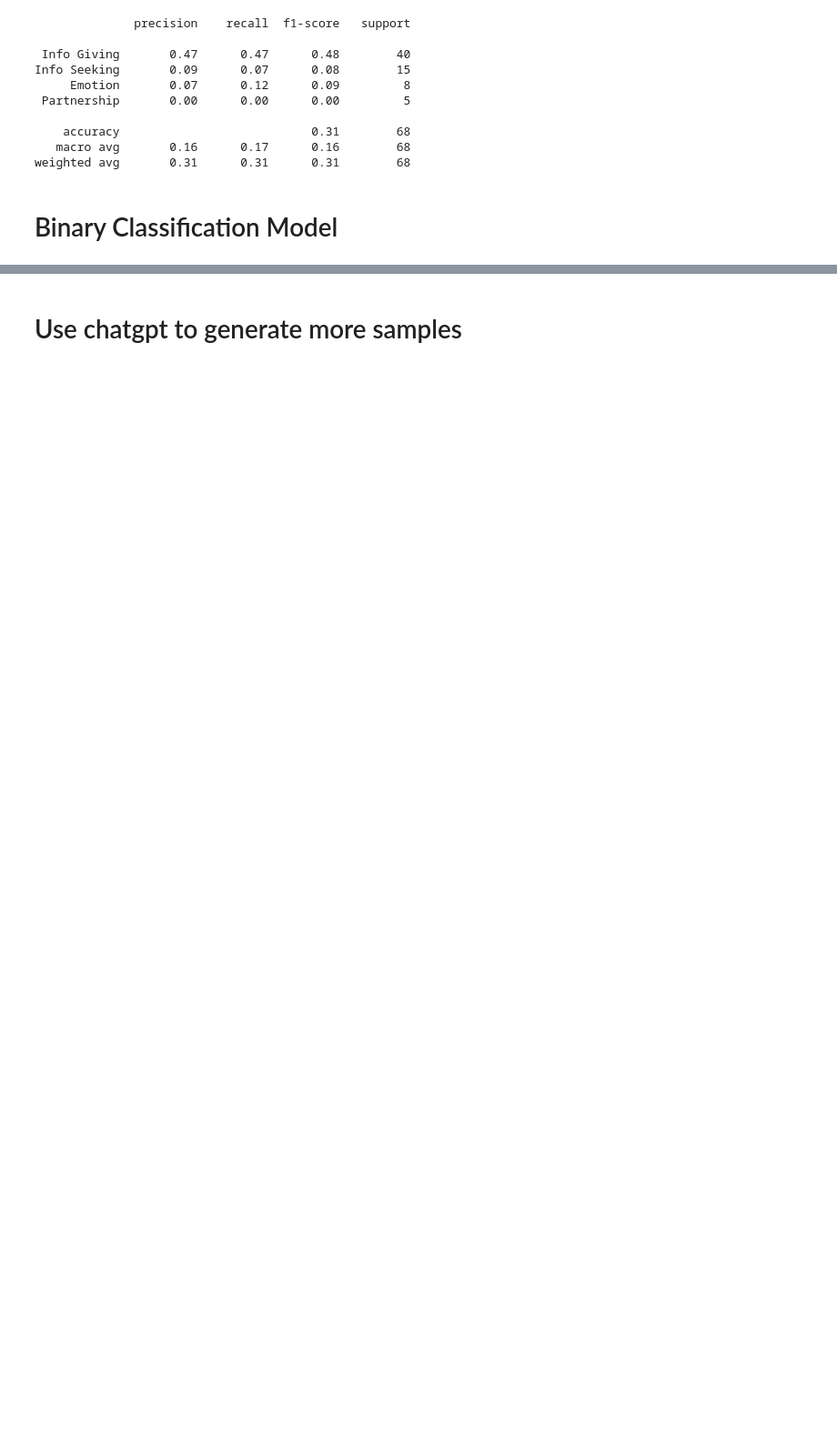
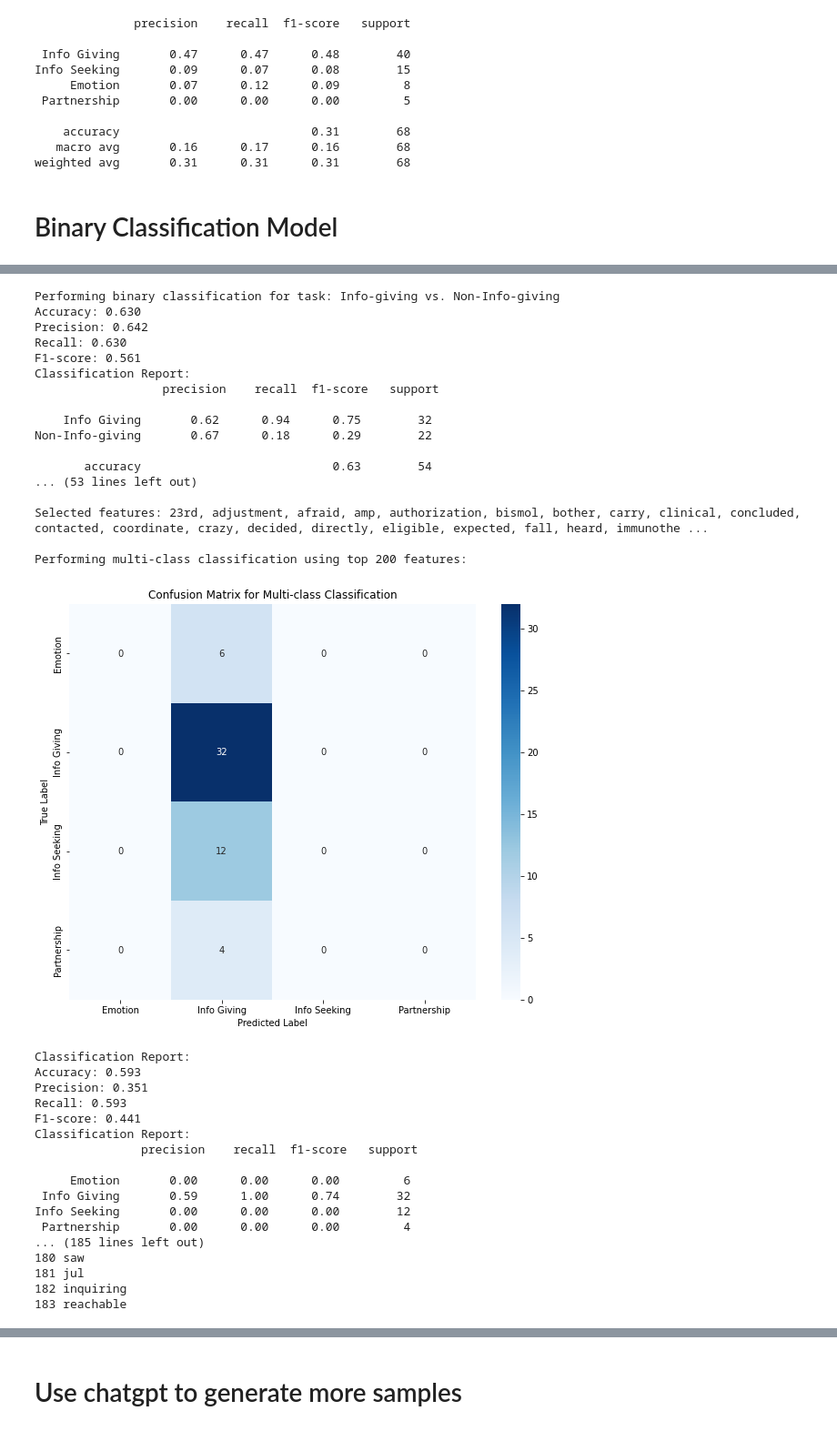
Before and after one commit to TheLittleJimmy/CBB750, a Jupyter notebook: Aim2.ipynb, the cells around one changed output, grey strips where cells are left out. Shown at 91% size. Saved outputs shown, nothing was run; the diff lists cells and outputs as text; code cells hidden in the pictures; blank space fills up the shorter version.

```diff
--- a/Aim2.ipynb
+++ b/Aim2.ipynb
@@ -1279,0 +536,38 @@ weighted avg       0.35      0.59      0.44        54
+# %%
+perform_binary_logistic_regression(data, top_k=50)
+# %% [output]
+Performing binary classification for task: Info-giving vs. Non-Info-giving
+Accuracy: 0.630
+Precision: 0.642
+Recall: 0.630
+F1-score: 0.561
+Classification Report:
+                  precision    recall  f1-score   support
+
+    Info Giving       0.62      0.94      0.75        32
+Non-Info-giving       0.67      0.18      0.29        22
+
+       accuracy                           0.63        54
+... (53 lines left out)
+
+Selected features: 23rd, adjustment, afraid, amp, authorization, bismol, bother, carry, clinical, concluded, contacted, coordinate, crazy, decided, directly, eligible, expected, fall, heard, immunothe ...
+
+Performing multi-class classification using top 200 features:
+[figure, added]
+Classification Report:
+Accuracy: 0.593
+Precision: 0.351
+Recall: 0.593
+F1-score: 0.441
+Classification Report:
+               precision    recall  f1-score   support
+
+     Emotion       0.00      0.00      0.00         6
+ Info Giving       0.59      1.00      0.74        32
+Info Seeking       0.00      0.00      0.00        12
+ Partnership       0.00      0.00      0.00         4
+... (185 lines left out)
+180 saw
+181 jul
+182 inquiring
+183 reachable
```
Also changed, not shown: parts of 43 cells of this notebook.
